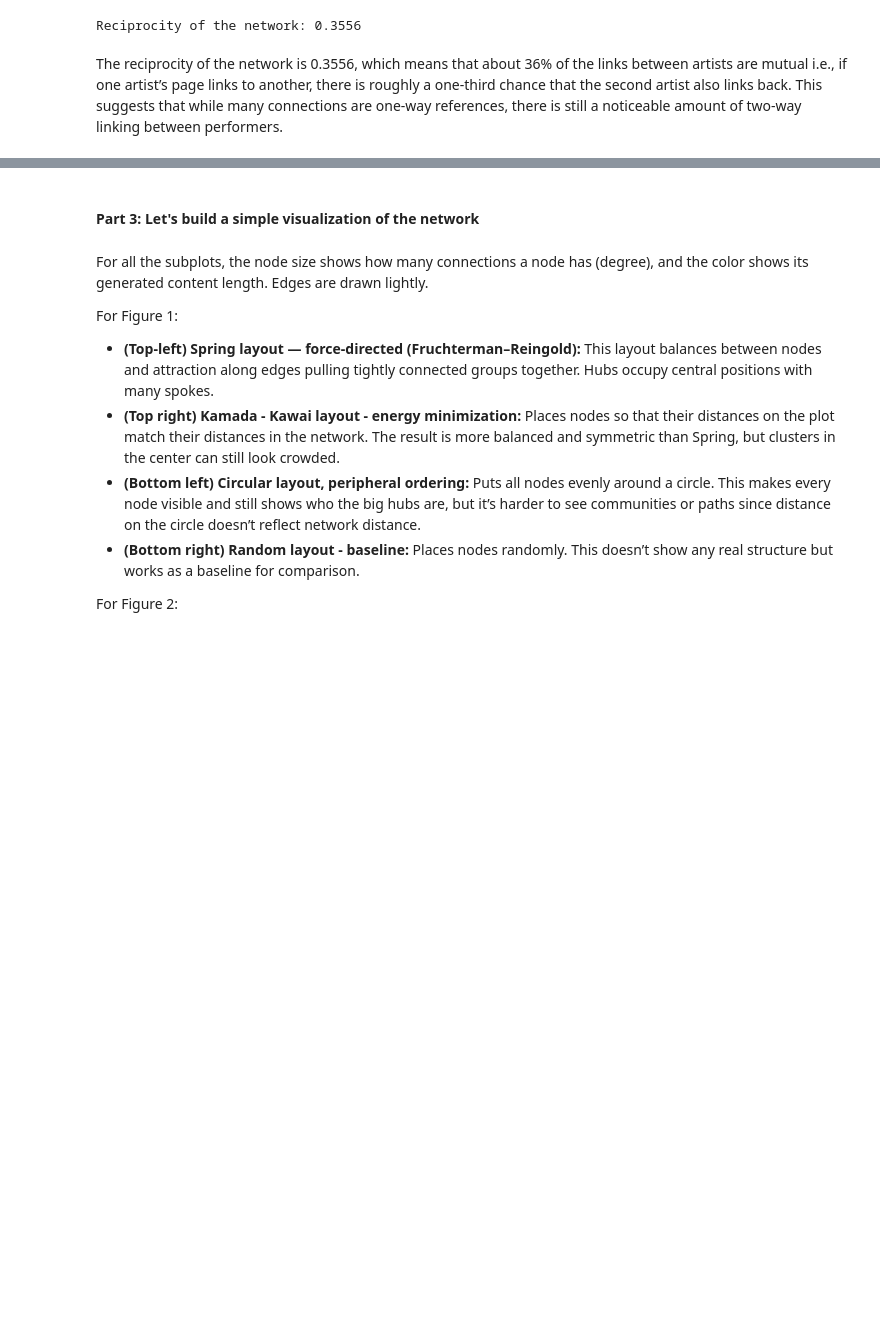
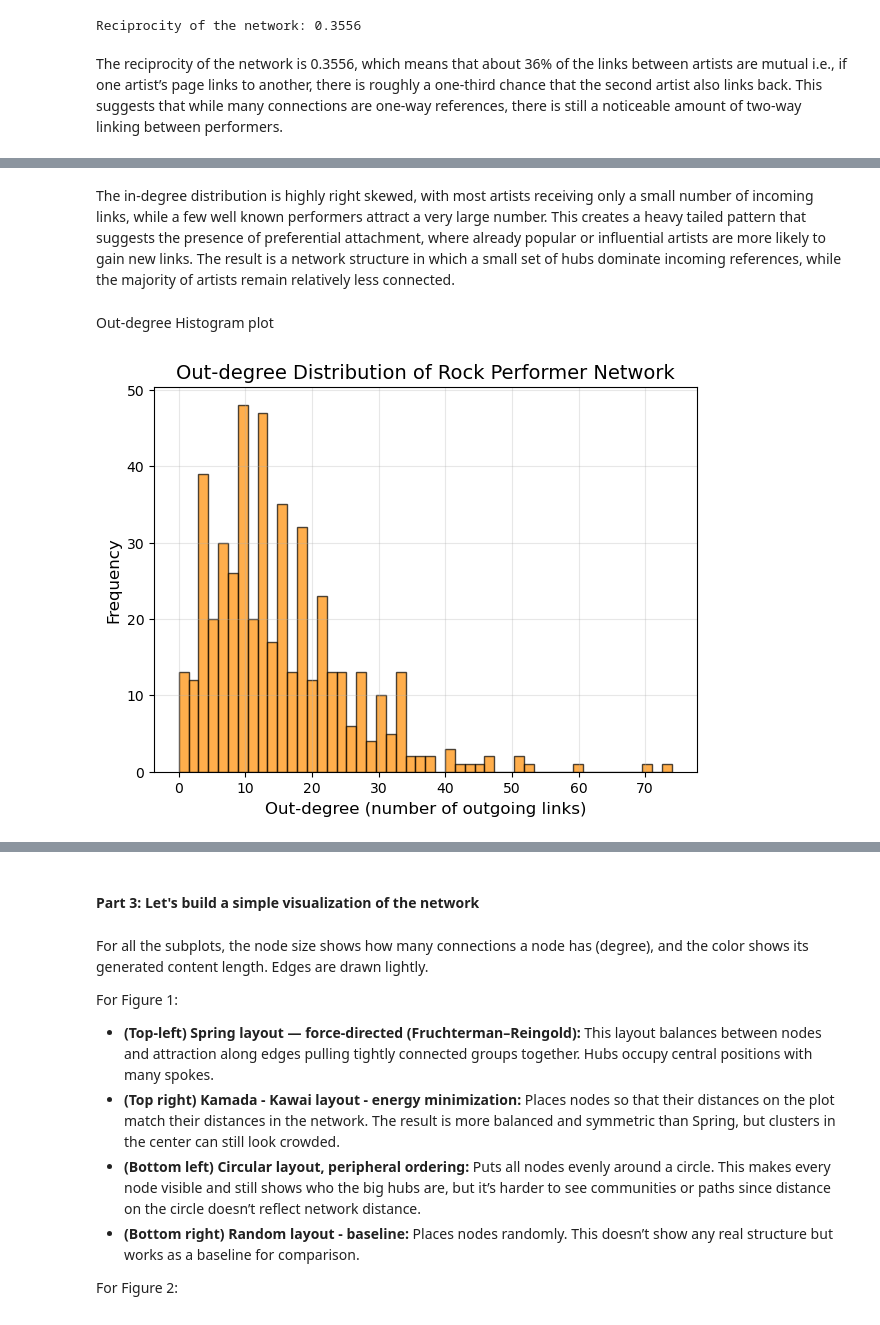
Before and after one commit to adamajane/social-graphs-and-interactions-02805-assignments, a Jupyter notebook: assignment_1/assignment_1_hand_in.ipynb, the cells around one changed output, grey strips where cells are left out. Cells and saved outputs as stored; diff of their text form; code cells hidden in the pictures; blank space fills up the shorter version.

```diff
--- a/assignment_1/assignment_1_hand_in.ipynb
+++ b/assignment_1/assignment_1_hand_in.ipynb
@@ -296,0 +413,19 @@ The reciprocity of the network is 0.3556, which means that about 36% of the link
+# %% [markdown]
+The in-degree distribution is highly right skewed, with most artists receiving only a small number of incoming links, while a few well known performers attract a very large number. This creates a heavy tailed pattern that suggests the presence of preferential attachment, where already popular or influential artists are more likely to gain new links. The result is a network structure in which a small set of hubs dominate incoming references, while the majority of artists remain relatively less connected.
+# %% [markdown]
+Out-degree Histogram plot
+# %%
+# Compute degree sequences
+out_degrees = [d for n, d in G.out_degree()]
+
+
+# Plot histogram of out-degree
+plt.figure(figsize=(7,5))
+plt.hist(out_degrees, bins=50, color="darkorange", edgecolor="black", alpha=0.7)
+plt.title("Out-degree Distribution of Rock Performer Network", fontsize=14)
+plt.xlabel("Out-degree (number of outgoing links)", fontsize=12)
+plt.ylabel("Frequency", fontsize=12)
+plt.grid(alpha=0.3)
+plt.show()
+# %% [output]
+[figure, added]
```
Also changed, not shown: parts of 25 cells of this notebook.
